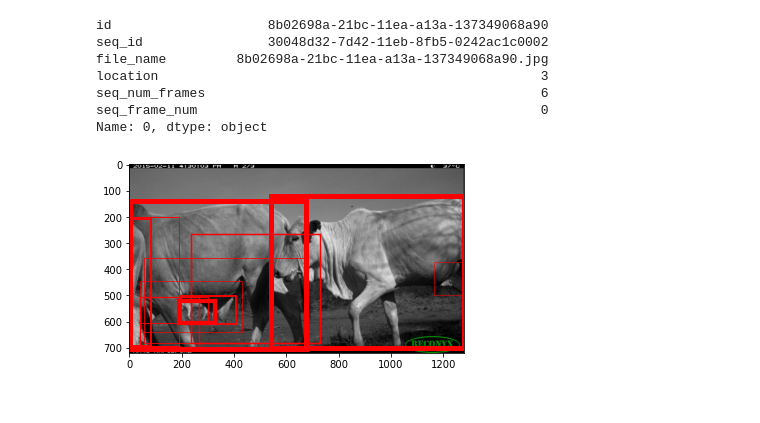
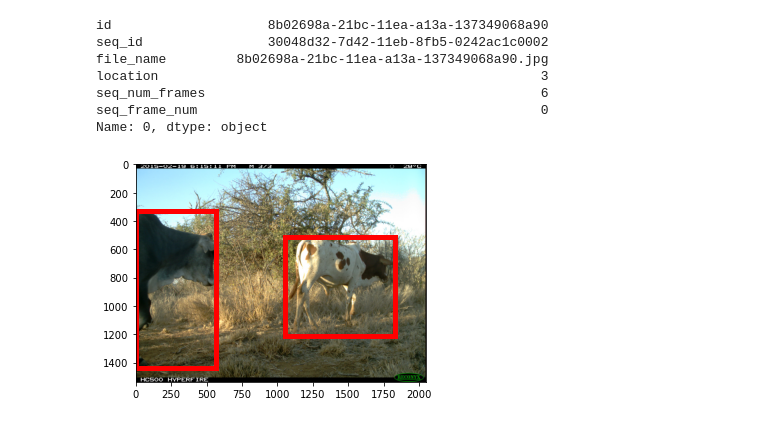
Before and after one commit to briancy02/iwildcam2022, a Jupyter notebook: draw_bbox.ipynb, the cells around one changed output. Saved outputs shown, nothing was run; the diff lists cells and outputs as text; code cells hidden in the pictures.

```diff
--- a/draw_bbox.ipynb
+++ b/draw_bbox.ipynb
@@ -70,32 +70,32 @@ Name: 0, dtype: object
 # %%
 from matplotlib.animation import FuncAnimation
 import matplotlib.animation as animation
-id = '2fff6c8a-7d42-11eb-8fb5-0242ac1c0002'
+id = '94f7be22-21bc-11ea-a13a-137349068a90'
 def func_anim(i, images, ax, detections):
     ax.imshow(images[i])
     [p.remove() for p in reversed(ax.patches)]
     for d in detections[i]:
         ax.add_patch(bbox_to_rect(d["bbox"], images[i].size, d["conf"]))
     return ax
 img_rows = df_train.loc[df_train.seq_id == id]
 images = []
 detections_list = []
 for index, img_row in img_rows.iterrows():
     detections = df_detection.loc[df_detection.file == ('train/'+img_row['file_name'])]['detections'].to_list()[0]
     image = Image.open(TRAIN_DIR+img_row['file_name'])
     images.append(image)
     detections_list.append(detections)
 
 fig, ax = plt.subplots()
 anim = FuncAnimation(
     fig=fig,
     func=func_anim,
     fargs=(images,ax, detections_list),
     frames=len(images),
-    interval=2000,
+    interval=4000,
     blit=False,
 )
 writergif = animation.PillowWriter(fps=3)
 anim.save(f"videos/{id}.gif", writer=writergif)
 # %% [output]
-[figure, old version]
+[figure, new version]
```
Also changed, not shown: 19 other files.
